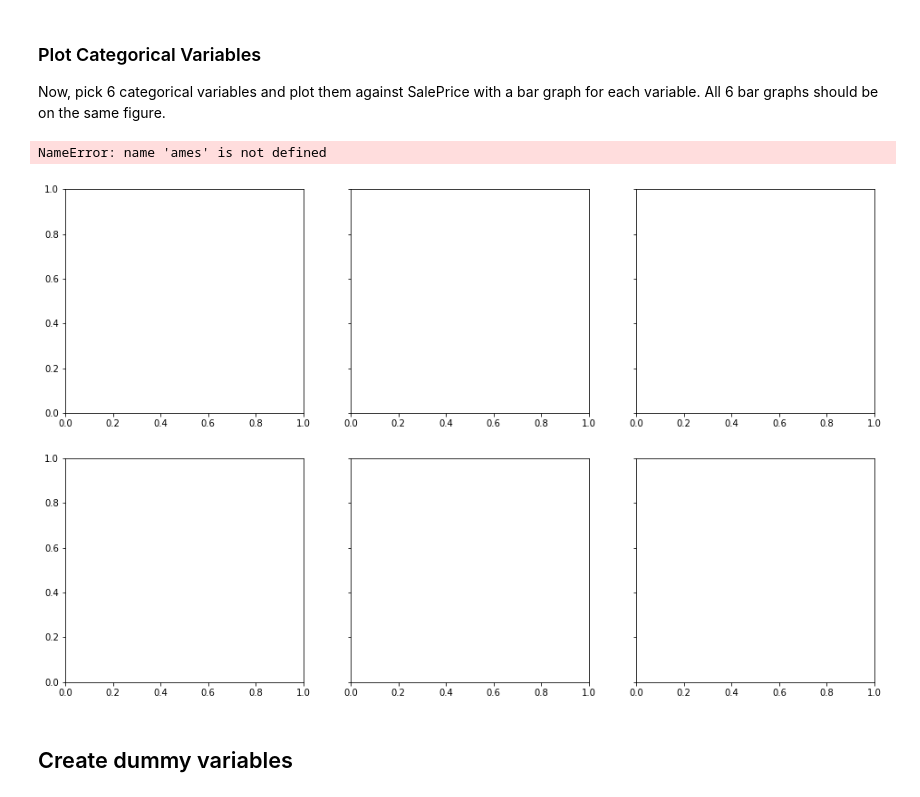
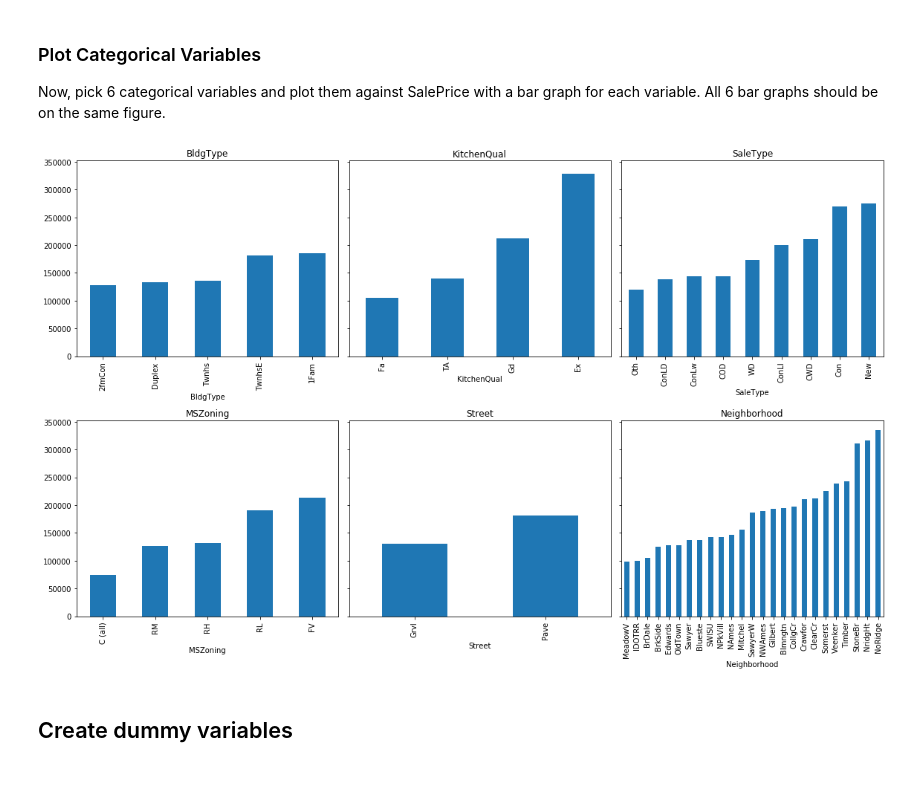
Before and after one commit to rmlevy1/dsc-dealing-with-categorical-variables-lab-nyc-ds-021720, a Jupyter notebook: index.ipynb, the cells around one changed output. Cells and saved outputs as stored; diff of their text form; code cells hidden in the pictures.

```diff
--- a/index.ipynb
+++ b/index.ipynb
@@ -115,24 +115,23 @@ Now, pick 6 categorical variables and plot them against SalePrice with a bar gra
 # %%
 import matplotlib.pyplot as plt
 %matplotlib inline
 
 fig, axes = plt.subplots(nrows=2, ncols=3, figsize=(16,10), sharey=True)
 
 categoricals = ['BldgType', 'KitchenQual', 'SaleType', 'MSZoning', 'Street', 'Neighborhood']
 
 for col, ax in zip(categoricals, axes.flatten()):
-    (ames.groupby(col)               # group values together by column of interest
+    (df.groupby(col)               # group values together by column of interest
          .mean()['SalePrice']        # take the mean of the saleprice for each group
          .sort_values()              # sort the groups in ascending order
          .plot
          .bar(ax=ax))                # create a bar graph on the ax
 
     ax.set_title(col)                # Make the title the name of the column
 
 fig.tight_layout()
 # %% [output]
-NameError: name 'ames' is not defined
-[figure, old version]
+[figure, new version]
 # %% [markdown]
 ## Create dummy variables
 # %% [markdown]
```
